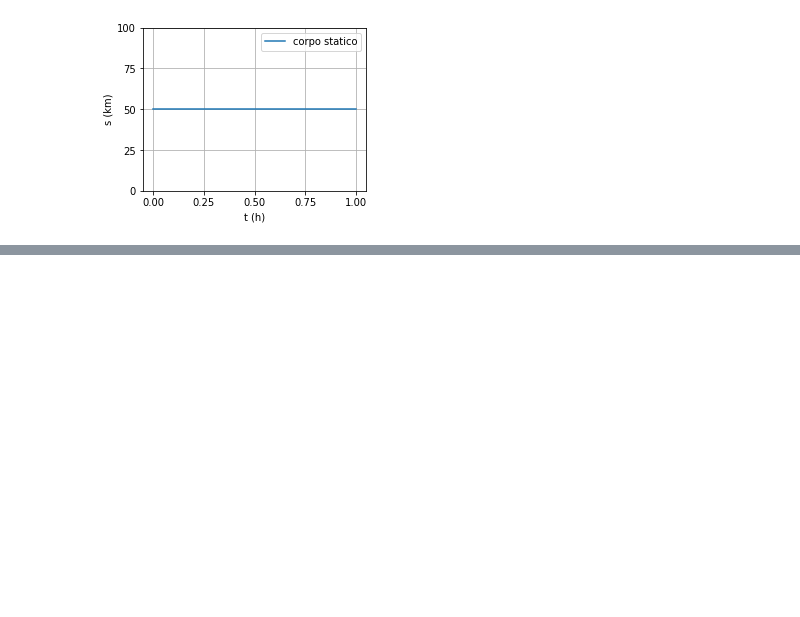
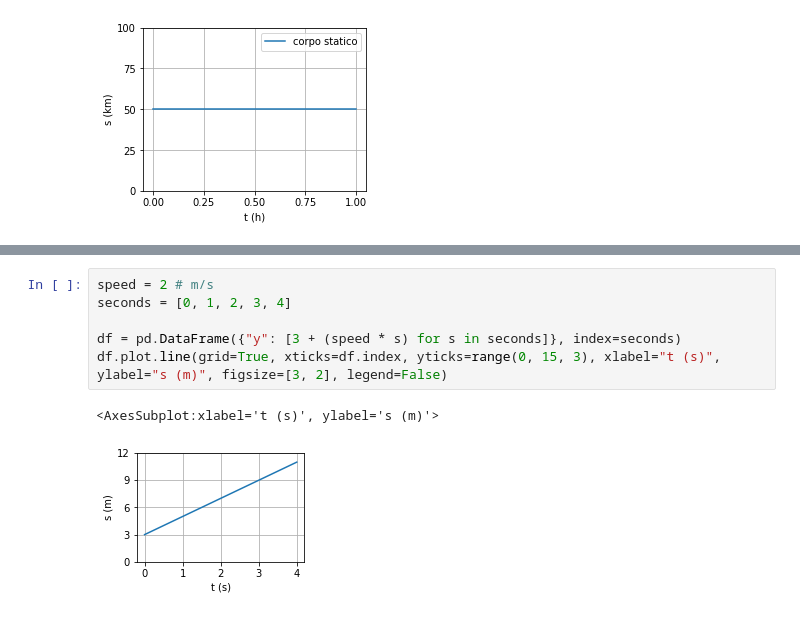
Before and after one commit to dennyb87/phoenomena, a Jupyter notebook: 3_forze_e_moto/esercizi/notebook.ipynb, the cells around one changed output, grey strips where cells are left out. Saved outputs shown, nothing was run; the diff lists cells and outputs as text; blank space fills up the shorter version.

```diff
--- a/3_forze_e_moto/esercizi/notebook.ipynb
+++ b/3_forze_e_moto/esercizi/notebook.ipynb
@@ -47,0 +58,9 @@ df.plot.line(grid=True, xticks=df.index, yticks=df.y, xlabel="t (h)", ylabel="s
+# %%
+speed = 2 # m/s
+seconds = [0, 1, 2, 3, 4]
+
+df = pd.DataFrame({"y": [3 + (speed * s) for s in seconds]}, index=seconds)
+df.plot.line(grid=True, xticks=df.index, yticks=range(0, 15, 3), xlabel="t (s)", ylabel="s (m)", figsize=[3, 2], legend=False)
+# %% [output]
+<AxesSubplot:xlabel='t (s)', ylabel='s (m)'>
+[figure, added]
```
Also changed, not shown: parts of 4 cells of this notebook, 1 other file.
